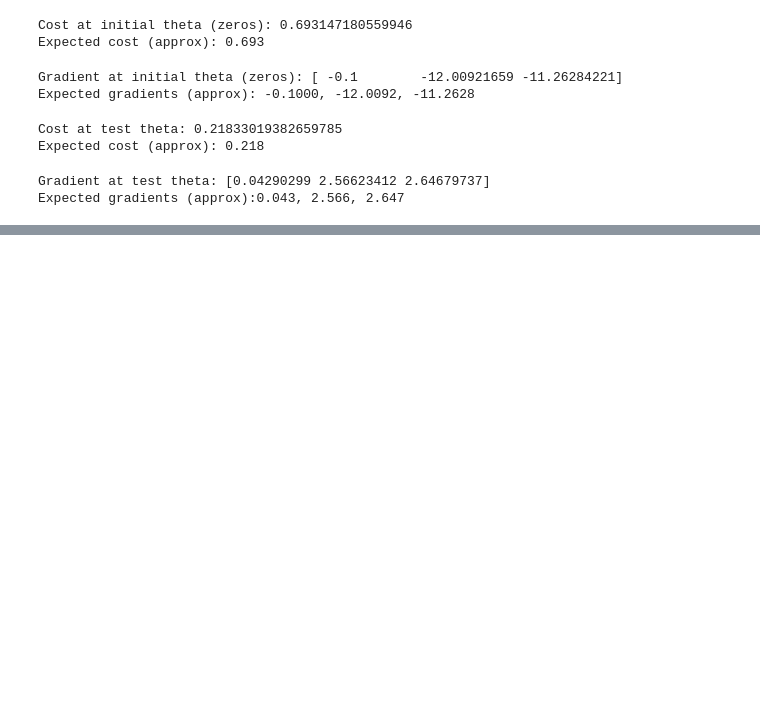
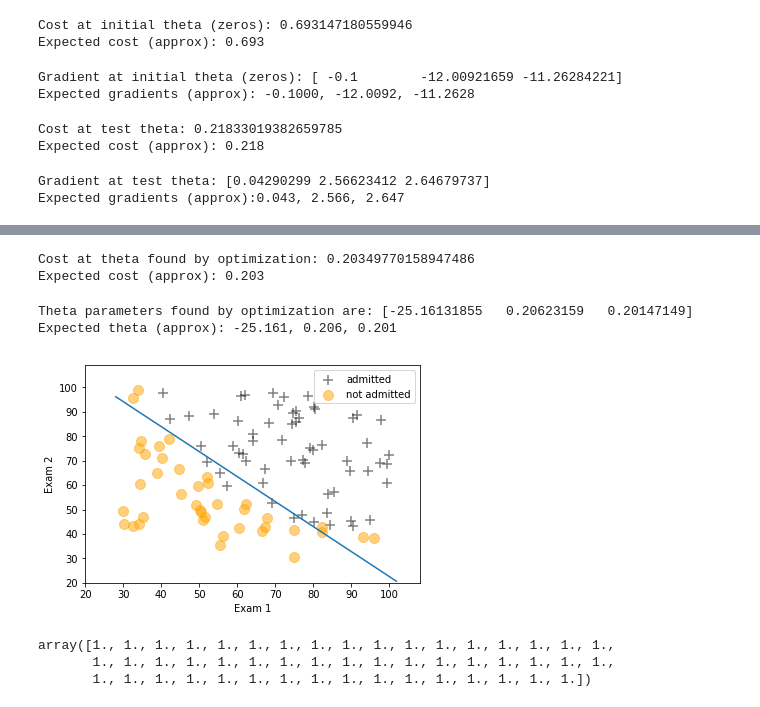
Before and after one commit to vrategov/Machine-Learning, a Jupyter notebook: Week 3/Ex2.ipynb, the cells around one changed output, grey strips where cells are left out. Saved outputs shown, nothing was run; the diff lists cells and outputs as text; code cells hidden in the pictures; blank space fills up the shorter version.

Commit message:
optimization and decision boundary

```diff
--- a/Week 3/Ex2.ipynb
+++ b/Week 3/Ex2.ipynb
@@ -116,13 +117,19 @@ $$ \frac{\partial J(\theta)}{\partial \theta_j} = \frac{1}{m} \sum_{i=1}^{m}(h_{
 # %%
 # define a function which returns both the cost and the gradient for logistic regression
 
-def costFunction(x, y, theta):
+def costFunction(theta, x, y):
     m = len(y)
     z = np.matmul(x,theta)
     h = sigmoid(z)
     J = 1/m * sum( -1*y.values.transpose()[0]*np.log(h) - ((1-y.values.transpose()[0])*np.log(1-h)))
+    return(J)
+
+def gradient(theta, x, y):
+    m = len(y)
+    z = np.matmul(x,theta)
+    h = sigmoid(z)
     grad = 1/m * np.array(np.transpose(np.transpose(x) * np.transpose(h-y.values.transpose()[0])).sum())
-    return(J, grad)
+    return(grad)
 # %%
 # compute with initial values of zero for all theta
 initial_theta = np.zeros(X.shape[1])
@@ -155,0 +169,5 @@ Expected gradients (approx):0.043, 2.566, 2.647
+# %%
+from scipy.optimize import minimize
+
+res = minimize(fun = costFunction, jac = gradient, x0 = initial_theta, args = (X, Y), method = 'TNC')
+print(res)
@@ -155,0 +183,35 @@ Expected gradients (approx):0.043, 2.566, 2.647
+# %%
+print('Cost at theta found by optimization: {}'.format(res.fun))
+print('Expected cost (approx): 0.203')
+# %% [output]
+Cost at theta found by optimization: 0.20349770158947486
+Expected cost (approx): 0.203
+# %%
+print('Theta parameters found by optimization are: {}'.format(res.x))
+print('Expected theta (approx): -25.161, 0.206, 0.201')
+# %% [output]
+Theta parameters found by optimization are: [-25.16131855   0.20623159   0.20147149]
+Expected theta (approx): -25.161, 0.206, 0.201
+# %%
+colors = ['black', 'orange']
+
+plt.figure()
+
+y = plt.scatter(df['exam_1'].loc[df['admit'] == 1], df['exam_2'].loc[df['admit'] == 1], marker='+', color=colors[0], s=100, alpha= 0.5)
+n = plt.scatter(df['exam_1'].loc[df['admit'] == 0], df['exam_2'].loc[df['admit'] == 0], marker='o', color=colors[1], s=100, alpha=0.5)
+
+plot_x = np.array([min(X.iloc[:,1].values)-2, max(X.iloc[:,1].values)+2])
+plot_y = (-1/res.x[2]) * (res.x[1] *plot_x + res.x[0])
+plt.plot(plot_x, plot_y)
+
+plt.xlabel('Exam 1')
+plt.ylabel('Exam 2')
+
+plt.xlim(20,108)
+plt.ylim(20,109)
+
+plt.legend((y,n), ('admitted','not admitted'), loc='upper right')
+
+plt.show()
+# %% [output]
+[figure, added]
@@ -155,0 +220,6 @@ Expected gradients (approx):0.043, 2.566, 2.647
+# %%
+np.ones(u.shape[0])
+# %% [output]
+array([1., 1., 1., 1., 1., 1., 1., 1., 1., 1., 1., 1., 1., 1., 1., 1., 1.,
+       1., 1., 1., 1., 1., 1., 1., 1., 1., 1., 1., 1., 1., 1., 1., 1., 1.,
+       1., 1., 1., 1., 1., 1., 1., 1., 1., 1., 1., 1., 1., 1., 1., 1.])
```
Also changed, not shown: parts of 11 cells of this notebook.
